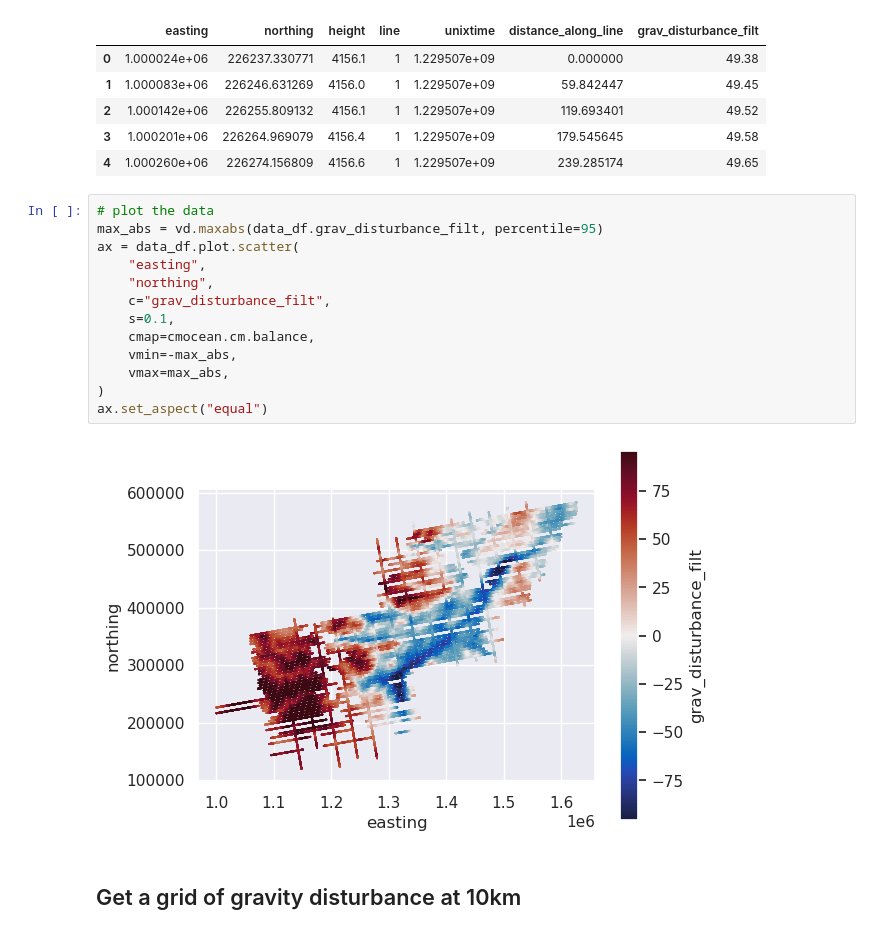
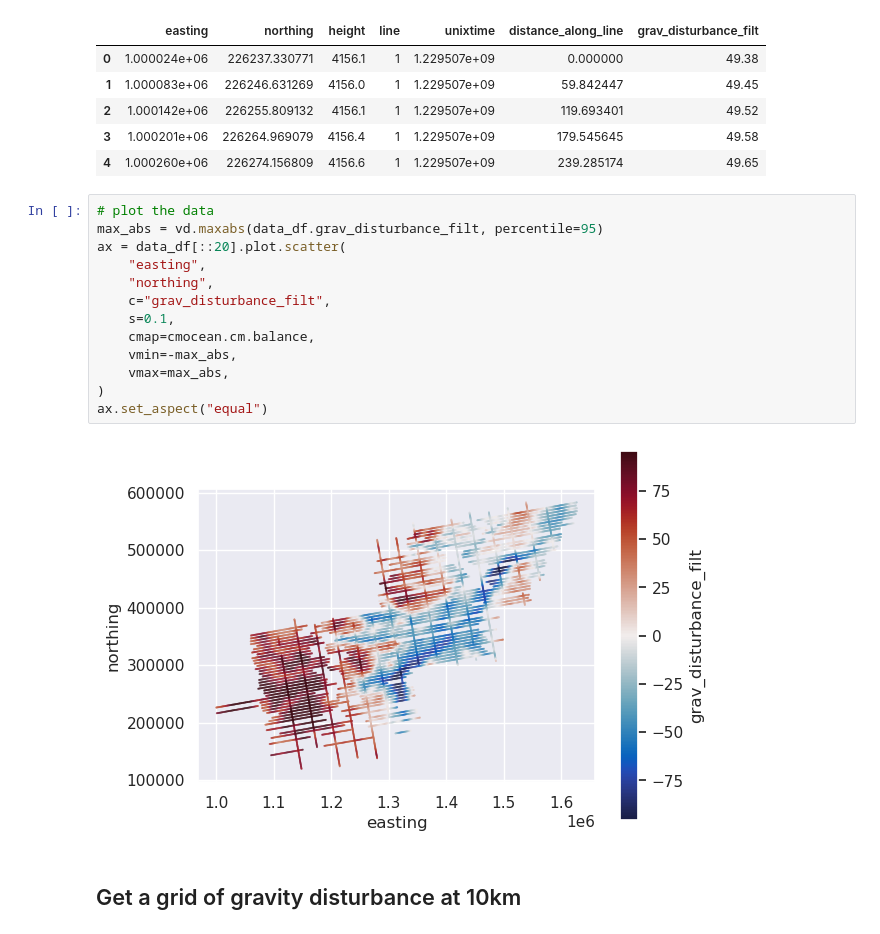
Before and after one commit to GeoToolkits/airbornegeo, a Jupyter notebook: docs/levelling_to_a_grid.ipynb, the cells around one changed output. Drawn from its saved outputs; the diff is of its cells as text.

```diff
--- a/docs/levelling_to_a_grid.ipynb
+++ b/docs/levelling_to_a_grid.ipynb
@@ -43,18 +43,18 @@ data_df.head()
 # %%
 # plot the data
 max_abs = vd.maxabs(data_df.grav_disturbance_filt, percentile=95)
-ax = data_df.plot.scatter(
+ax = data_df[::20].plot.scatter(
     "easting",
     "northing",
     c="grav_disturbance_filt",
     s=0.1,
     cmap=cmocean.cm.balance,
     vmin=-max_abs,
     vmax=max_abs,
 )
 ax.set_aspect("equal")
 # %% [output]
-[figure, old version]
+[figure, new version]
 # %% [markdown]
 ## Get a grid of gravity disturbance at 10km
 # %%
```
Also changed, not shown: parts of 1 cell of this notebook, 16 other files.
